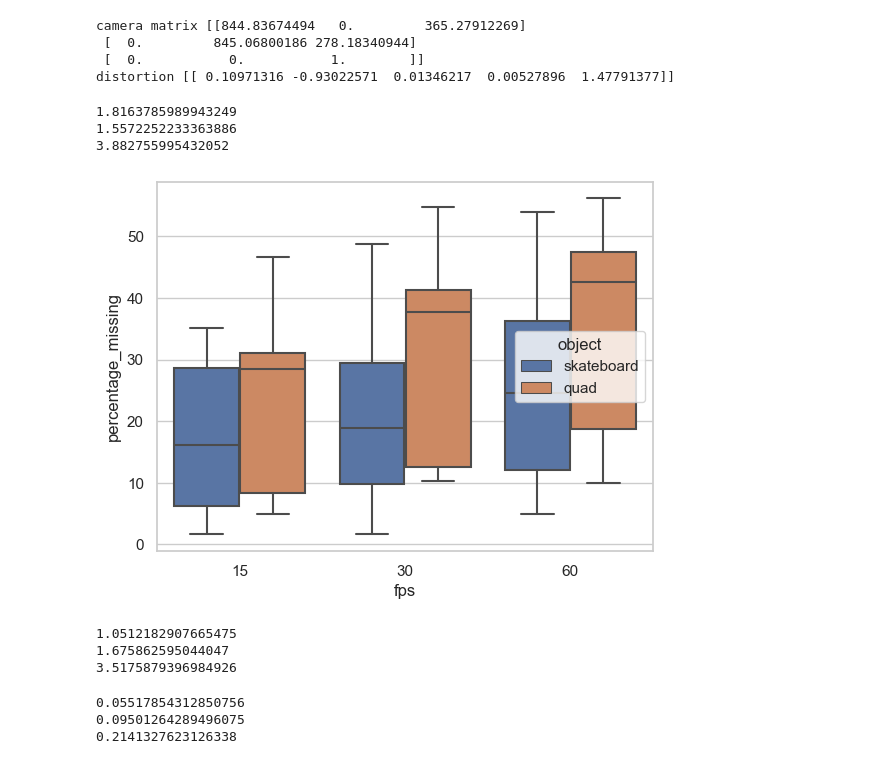
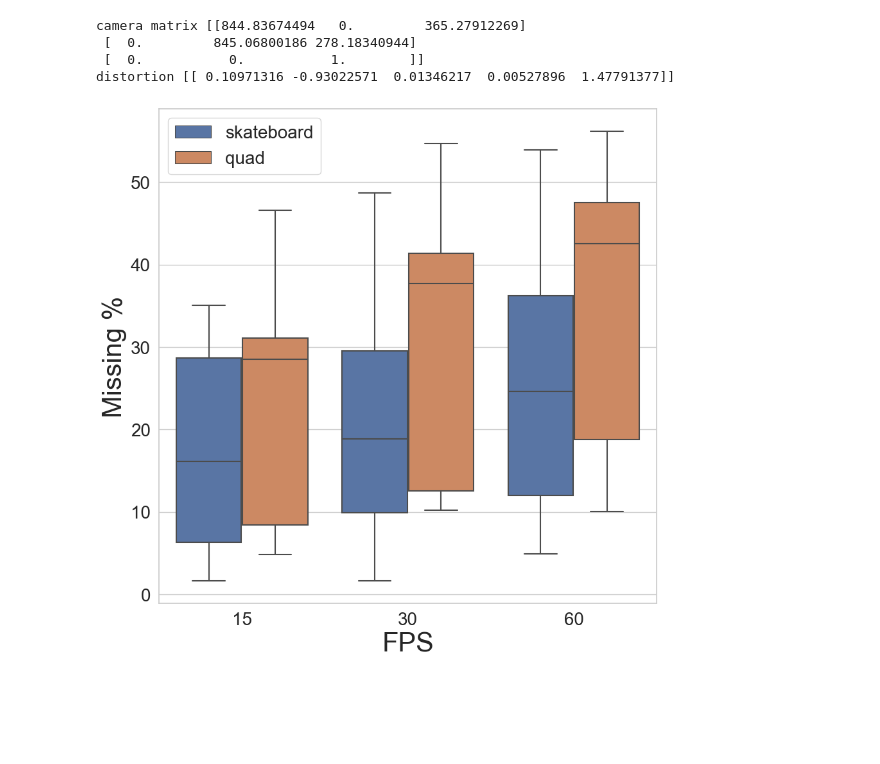
Before and after one commit to SujithChristopher/armbo_preliminary_work, a Jupyter notebook: ipy_notebooks/percentage_missing_in_ar_detection.ipynb, the cells around one changed output. Drawn from its saved outputs; the diff is of its cells as text; code cells hidden in the pictures; blank space fills up the shorter version.

Commit message:
box plots

```diff
--- a/ipy_notebooks/percentage_missing_in_ar_detection.ipynb
+++ b/ipy_notebooks/percentage_missing_in_ar_detection.ipynb
@@ -115,46 +115,21 @@ df.to_csv(os.path.join(_base_pth, _parent_folder, "00_analysis", "missing_data.c
 # %%
 # list folder names
 # read from csv file
-df = pd.read_csv(os.path.join(_base_pth, _parent_folder, "00_analysis", "missing_data.csv"))
+_temp_pth = r"D:\ArUco recordings\single_cam_jan_5_2023_3cm\00_analysis\missing_data.csv"
+# df = pd.read_csv(os.path.join(_base_pth, _parent_folder, "00_analysis", "missing_data.csv"))
+df = pd.read_csv(_temp_pth)
-# %%
-# based on fps
-fps = 60
-_obj = "quad"
-print(df[(df["fps"] == fps) & (df["object"] == _obj)]["percentage_missing"].mean())
-print(df[(df["fps"] == fps) & (df["object"] == _obj)]["percentage_missing"].std())
-print(df[(df["fps"] == fps) & (df["object"] == _obj)]["percentage_missing"].max())
-# %% [output]
-1.8163785989943249
-1.5572252233363886
-3.882755995432052
 # %%
 # boxplot
 import seaborn as sns
-sns.set_theme(style="whitegrid")
+# sns.set_theme(style="whitegrid")
+fig, ax = plt.subplots(figsize=(10, 10))
 ax = sns.boxplot(x="fps", y="percentage_missing", hue="object", data=df)
+
+ax.set_xlabel("FPS", fontsize=30)
+ax.set_ylabel("Missing %", fontsize=30)
+ax.legend(fontsize=20)
+ax.tick_params(axis='both', which='major', labelsize=20)
+
 plt.show()
 # %% [output]
-[figure, old version]
+[figure, new version]
-# %%
-# based on object
-_obj = "skateboard"
-_speed = "slow"
-print(df[(df["speed"] == _speed) & (df["object"] == _obj)]["percentage_missing"].mean())
-print(df[(df["speed"] == _speed) & (df["object"] == _obj)]["percentage_missing"].std())
-print(df[(df["speed"] == _speed) & (df["object"] == _obj)]["percentage_missing"].max())
-# %% [output]
-1.0512182907665475
-1.675862595044047
-3.5175879396984926
-# %%
-# based on movement speed
-_obj = "skateboard"
-_speed = "fast"
-_fps = 60
-print(df[(df["speed"] == _speed) & (df["object"] == _obj) & (df["fps"] == _fps)]["percentage_missing"].mean())
-print(df[(df["speed"] == _speed) & (df["object"] == _obj) & (df["fps"] == _fps)]["percentage_missing"].std())
-print(df[(df["speed"] == _speed) & (df["object"] == _obj) & (df["fps"] == _fps)]["percentage_missing"].max())
-# %% [output]
-0.05517854312850756
-0.09501264289496075
-0.2141327623126338
```
Also changed, not shown: 1 other file.
